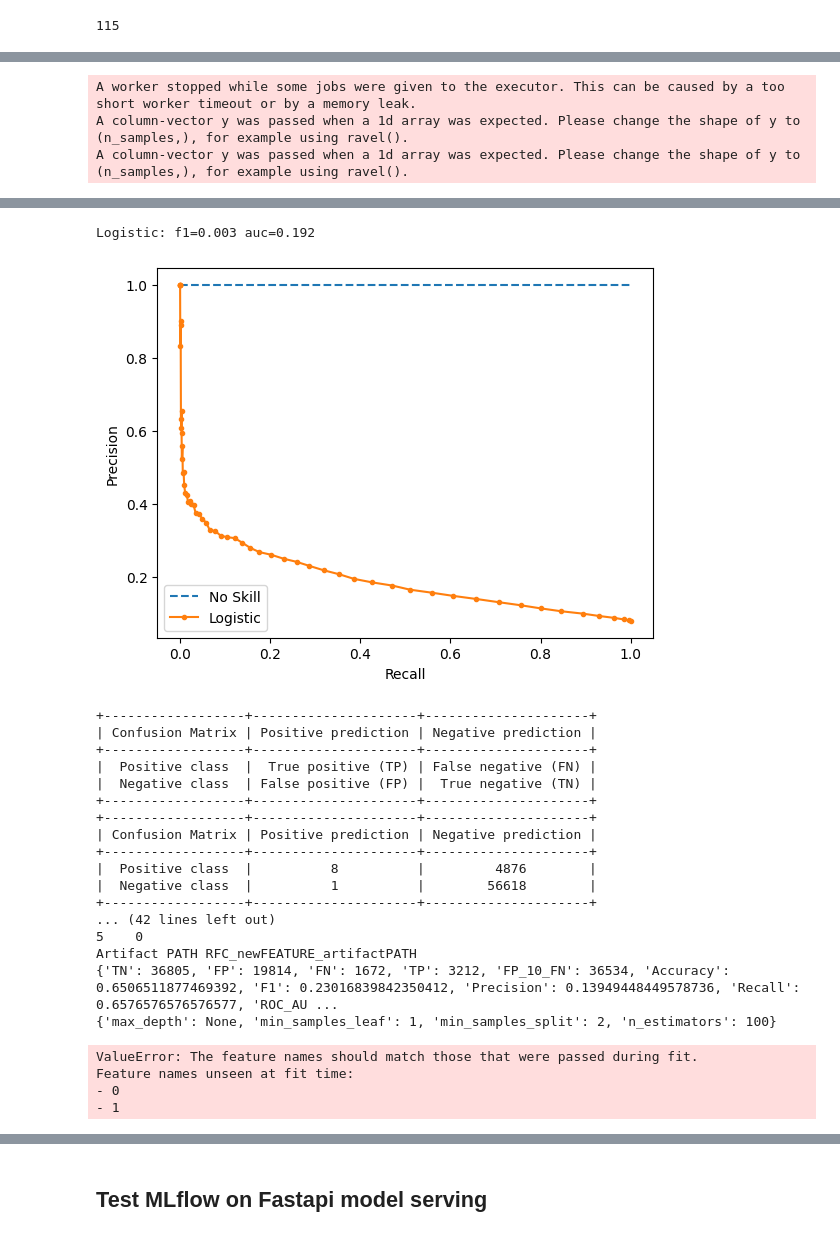
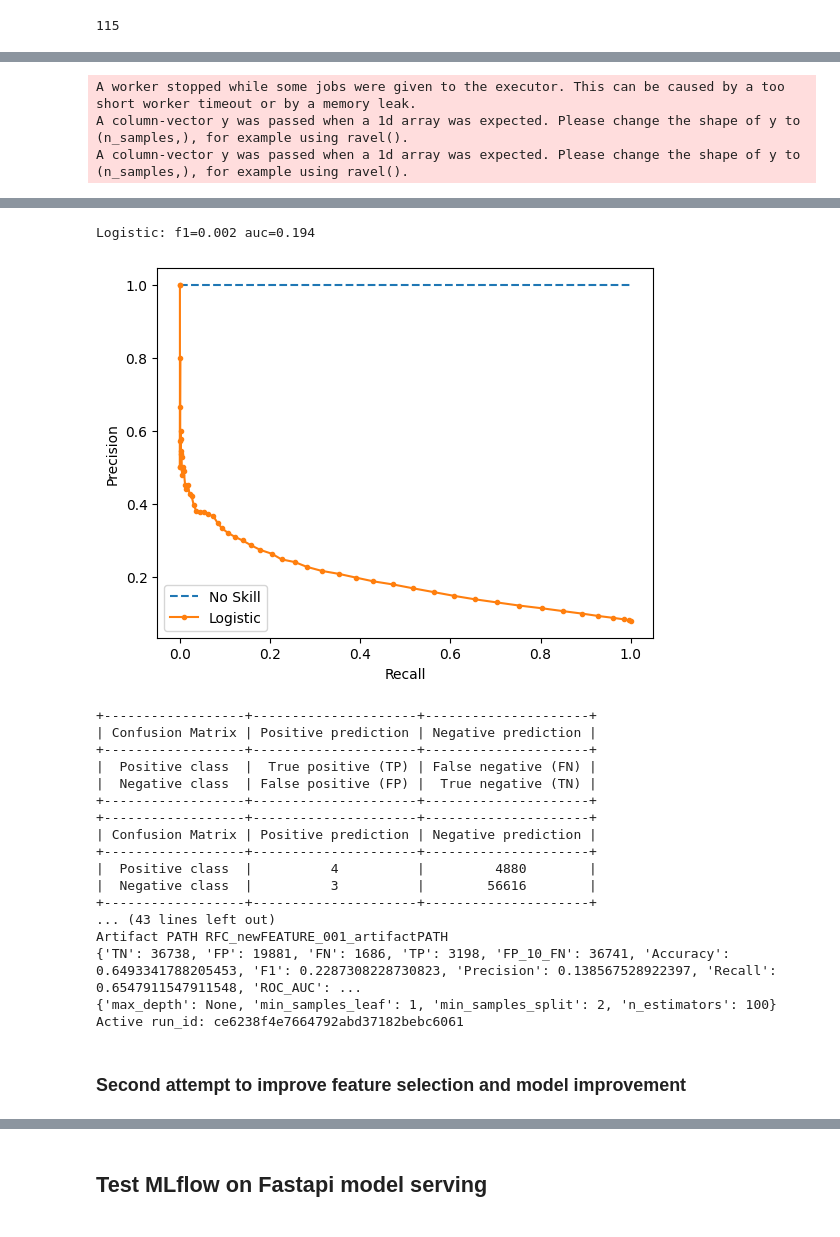
Before and after one commit to MarkoBrie/credit_scoring_with_MLOPS, a Jupyter notebook: 2_Model_selection.ipynb, the cells around one changed output, grey strips where cells are left out. Drawn from its saved outputs; the diff is of its cells as text; code cells hidden in the pictures.

```diff
--- a/2_Model_selection.ipynb
+++ b/2_Model_selection.ipynb
@@ -1028,17 +1036,5 @@ RangeIndex: 246008 entries, 0 to 246007
 Columns: 239 entries, 0 to 238
 dtypes: float64(239)
 memory usage: 448.6 MB
-# %%
-# Select columns with data type 'int64'
-int_columns = X_train.select_dtypes(include=['int64']).columns
-
-# Convert selected columns to int
-X_train[int_columns] = X_train[int_columns].astype('float')
-# Select columns with data type 'int64'
-int_columns = X_train.select_dtypes(include=['bool']).columns
-
-# Convert selected columns to int
-X_train[int_columns] = X_train[int_columns].astype('float')
-X_train.info()
 # %% [markdown]
 **Conversion of type of the test data**
@@ -1111,6 +1140,0 @@ shap_df[shap_df['SHAP Value']==0]
-# %%
-print(shap_df[shap_df['SHAP Value']==0].shape)
-
-# Displaying the sorted DataFrame
-SHAP_feature_important = shap_df[abs(shap_df['SHAP Value'])>0.001]['Feature'].tolist()
-len(SHAP_feature_important)
@@ -1222,8 +1181,14 @@ None
 # %%
-def select_columns(X_train, feature_names, SHAP_feature_important):
+def select_columns(X_train, feature_names, shap_df, threshold):
+    SHAP_feature_important = shap_df[abs(shap_df['SHAP Value'])>threshold]['Feature'].tolist()
+    print("length important features ", len(SHAP_feature_important))
     df = X_train.copy()
     df.columns = feature_names['0'].tolist()
     df = df[SHAP_feature_important]
+    # Remove all column names
+    #df.rename(columns={x:y for x,y in zip(df.columns,range(0,len(df.columns)))})
+    df.columns = [x for x in range(0, len(df.columns))]
     print(df.shape)
-    print(df.info())
+    #print(df.info())
+    print(df.head())
     return df
@@ -1229,0 +1197,3 @@ def select_columns(X_train, feature_names, SHAP_feature_important):
+# %%
+new_X_train = select_columns(X_train, feature_names, shap_df, 0.001)
+new_X_test  = select_columns(X_test, feature_names, shap_df, 0.001)
@@ -1230,7 +1215,7 @@ def select_columns(X_train, feature_names, SHAP_feature_important):
 # %%
-run_name = "RFC_newFEATURE"
-RFC_model, best_RFC_params, time_RFC = RFC_model(new_X_train, Y_train)
-RFC_metrics, best_metrics_RFC        = generate_model_report(RFC_model, run_name, new_X_test, Y_test, time_RFC)
+run_name = "RFC_newFEATURE_001"
+RFC_model_001, best_RFC_params, time_RFC = RFC_model(new_X_train, Y_train)
+RFC_metrics, best_metrics_RFC        = generate_model_report(RFC_model_001, run_name, new_X_test, Y_test, time_RFC)
 run_MLflow(experiment_name, run_name, RFC_metrics,
-           best_RFC_params, RFC_model, X_train)
+           best_RFC_params, RFC_model_001, new_X_train)
 # %% [output]
@@ -1244,9 +1229,9 @@ END time Fri Mar  1 15:10:30 2024  duration 204.27139929930368 min
 
 ---------------------------------
 start generate_model_report
 [figure]
-Logistic: f1=0.003 auc=0.192
+Logistic: f1=0.002 auc=0.194
-[figure, old version]
+[figure, new version]
 +------------------+---------------------+---------------------+
 | Confusion Matrix | Positive prediction | Negative prediction |
 +------------------+---------------------+---------------------+
@@ -1256,15 +1241,13 @@ Logistic: f1=0.003 auc=0.192
 +------------------+---------------------+---------------------+
 | Confusion Matrix | Positive prediction | Negative prediction |
 +------------------+---------------------+---------------------+
-|  Positive class  |          8          |         4876        |
-|  Negative class  |          1          |        56618        |
+|  Positive class  |          4          |         4880        |
+|  Negative class  |          3          |        56616        |
 +------------------+---------------------+---------------------+
-... (42 lines left out)
-5    0
-Artifact PATH RFC_newFEATURE_artifactPATH
-{'TN': 36805, 'FP': 19814, 'FN': 1672, 'TP': 3212, 'FP_10_FN': 36534, 'Accuracy': 0.6506511877469392, 'F1': 0.23016839842350412, 'Precision': 0.13949448449578736, 'Recall': 0.6576576576576577, 'ROC_AU ...
+... (43 lines left out)
+Artifact PATH RFC_newFEATURE_001_artifactPATH
+{'TN': 36738, 'FP': 19881, 'FN': 1686, 'TP': 3198, 'FP_10_FN': 36741, 'Accuracy': 0.6493341788205453, 'F1': 0.2287308228730823, 'Precision': 0.138567528922397, 'Recall': 0.6547911547911548, 'ROC_AUC': ...
 {'max_depth': None, 'min_samples_leaf': 1, 'min_samples_split': 2, 'n_estimators': 100}
+Active run_id: ce6238f4e7664792abd37182bebc6061
-ValueError: The feature names should match those that were passed during fit.
-Feature names unseen at fit time:
-- 0
-- 1
+# %% [markdown]
+### Second attempt to improve feature selection and model improvement
```
Also changed, not shown: parts of 27 cells of this notebook, 1 other file.
